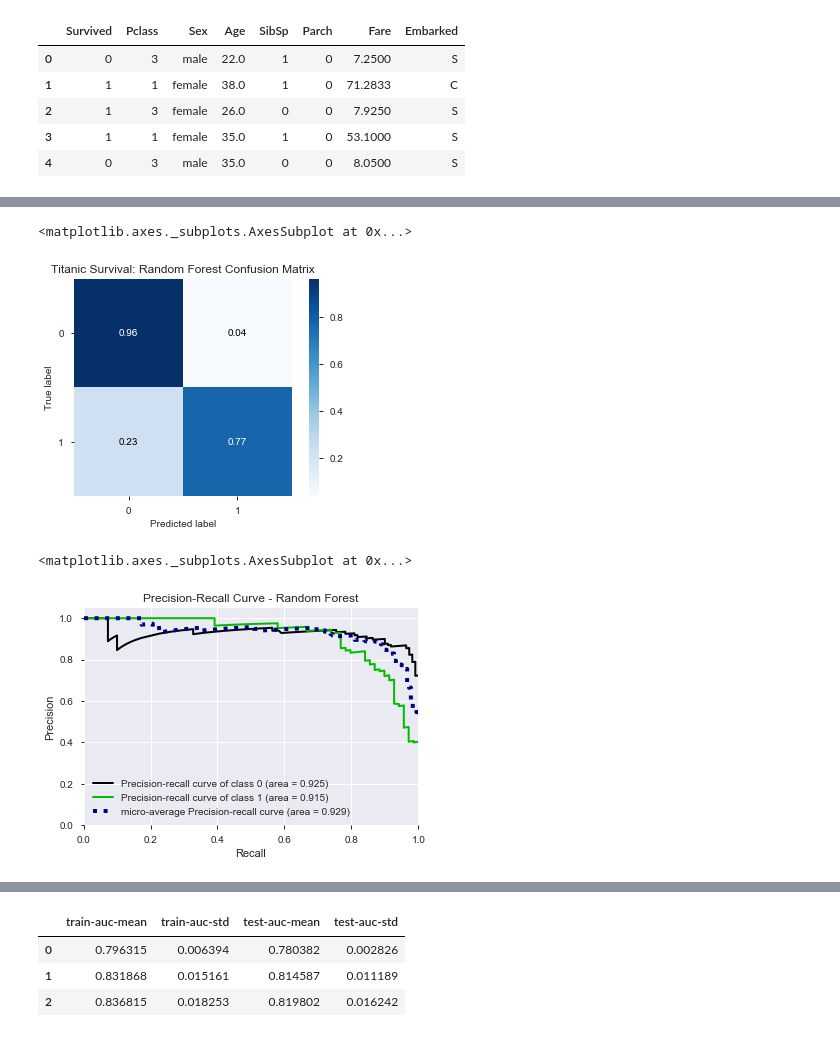
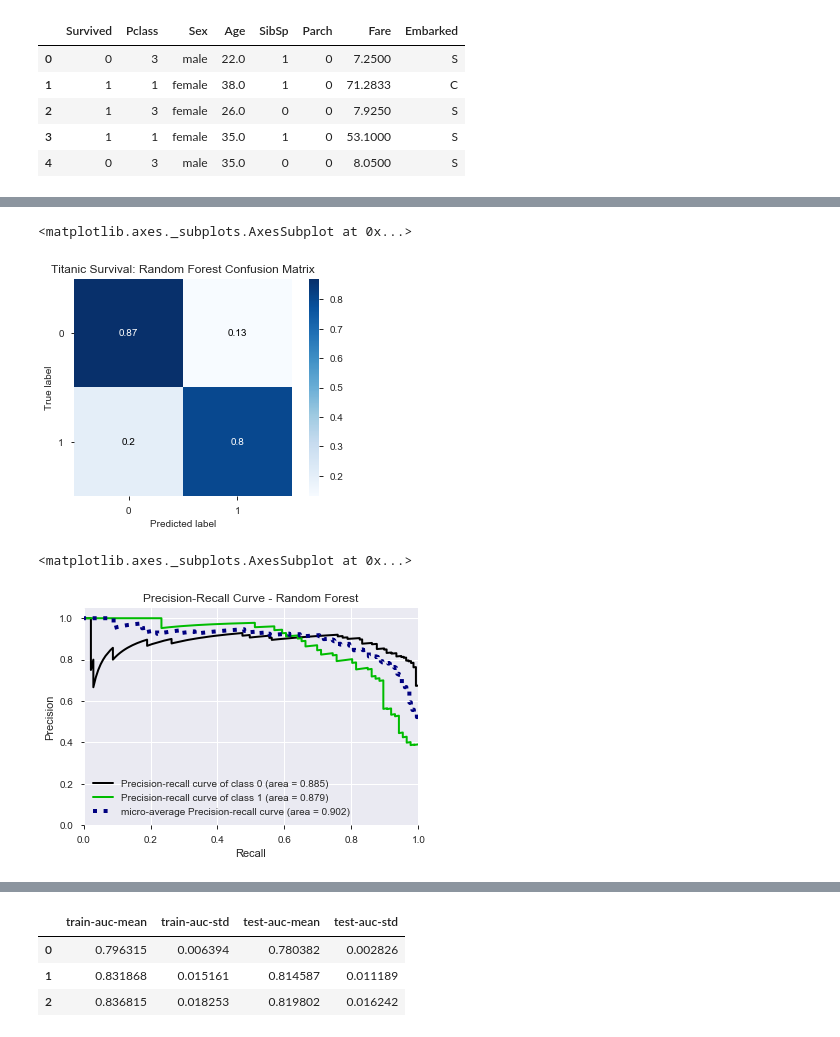
Before and after one commit to David-Ryan-Perrin/Kaggle_Titanic_Competition, a Jupyter notebook: Titanic_Kaggle_Script.ipynb, the cells around one changed output, grey strips where cells are left out. Drawn from its saved outputs; the diff is of its cells as text; code cells hidden in the pictures.

Commit message:
With class weights, still at 77.990% accuracy

```diff
--- a/Titanic_Kaggle_Script.ipynb
+++ b/Titanic_Kaggle_Script.ipynb
@@ -71,7 +71,14 @@ test_df = test_num.join(test_cat, how='outer')
 X = train_df.drop("Survived", axis=1)
 y = train_df['Survived']
 
-X_train, X_val, y_train, y_val = train_test_split(X, y, test_size=0.2, stratify=y)
+neg, pos = np.bincount(y)
+
+total = neg + pos
+
+weight_for_0 = (1 / neg)*(total)/2.0
+weight_for_1 = (1 / pos)*(total)/2.0
+
+X_train, X_val, y_train, y_val = train_test_split(X, y, test_size=0.25, stratify=y, random_state = 69)
 
 X_test = test_df.drop('PassengerId', axis=1).copy()
 #y_test = test_df['PassengerId']
@@ -82,8 +89,14 @@ X_train.shape, y_train.shape, X_test.shape
 # %%
+
+
+weight_for_0 = (1 / neg)*(total)/2.0
+weight_for_1 = (1 / pos)*(total)/2.0
+
 forest = RandomForestClassifier(n_estimators = 500,
                                max_leaf_nodes=36,
+                               class_weight = {0: weight_for_0, 1: weight_for_1},
                                n_jobs= -1)
 forest.fit(X_train, y_train)
 
-y_preds_forest = forest.predict(X_val)
-y_probs_forest = forest.predict_proba(X_val)
+y_preds_RF = forest.predict(X_val)
+y_probs_RF = forest.predict_proba(X_val)
@@ -98,14 +125,14 @@ roc_nn_weighted = skplt.metrics.plot_roc(y_val, y_probs_forest, plot_micro=False
 # %%
-skplt.metrics.plot_confusion_matrix(y_val, y_preds_forest, normalize=True,
+skplt.metrics.plot_confusion_matrix(y_val, y_preds_RF, normalize=True,
                                     title='Titanic Survival: Random Forest Confusion Matrix')
 # %% [output]
 <matplotlib.axes._subplots.AxesSubplot at 0x...>
-[figure, old version]
+[figure, new version]
 # %%
-skplt.metrics.plot_precision_recall(y_val, y_probs_forest, title = "Precision-Recall Curve - Random Forest")
+skplt.metrics.plot_precision_recall(y_val, y_probs_RF, title = "Precision-Recall Curve - Random Forest")
 # %% [output]
 <matplotlib.axes._subplots.AxesSubplot at 0x...>
-[figure, old version]
+[figure, new version]
 # %%
 skplt.estimators.plot_feature_importances(forest, feature_names = X_train.columns, figsize=(12,8),
                                           title='Random Forest - Feature Importance')
```
Also changed, not shown: parts of 12 cells of this notebook.
